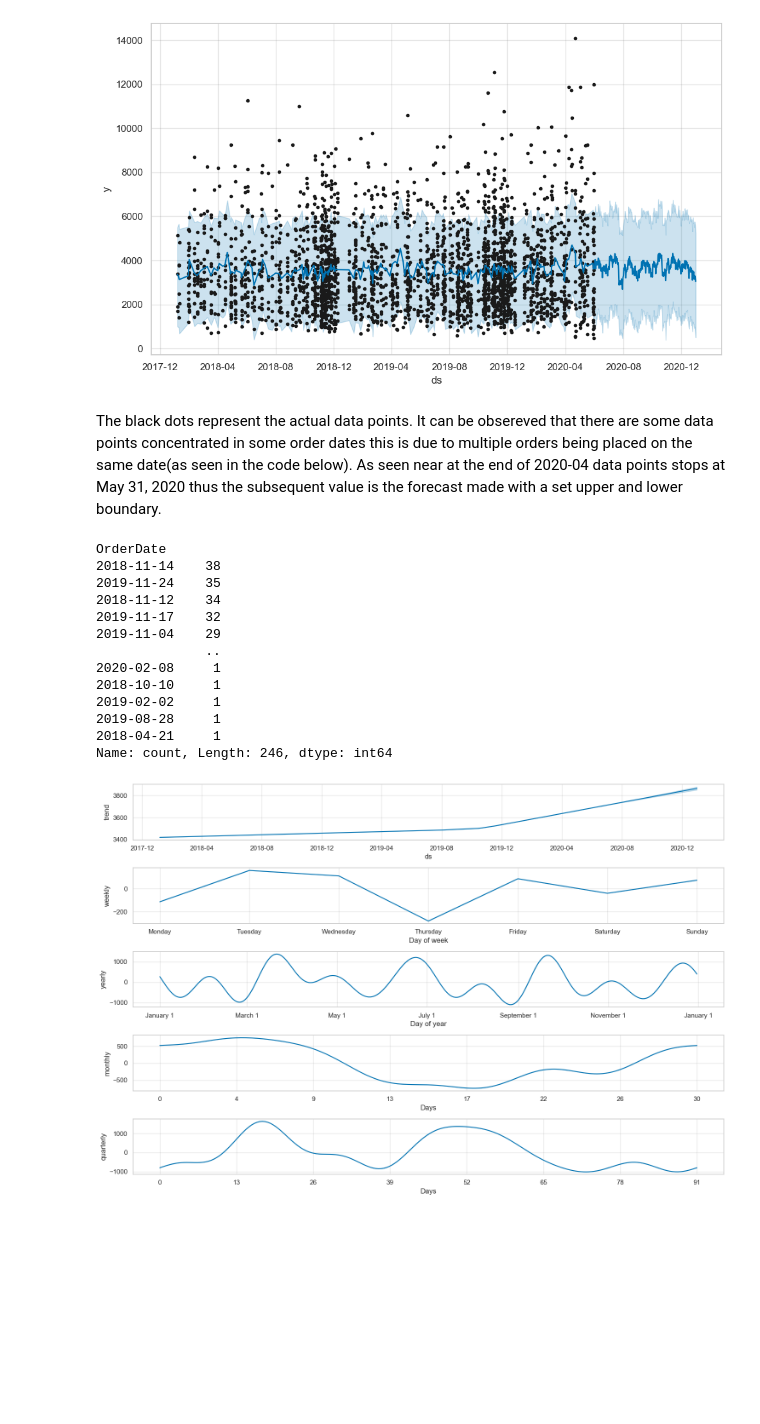
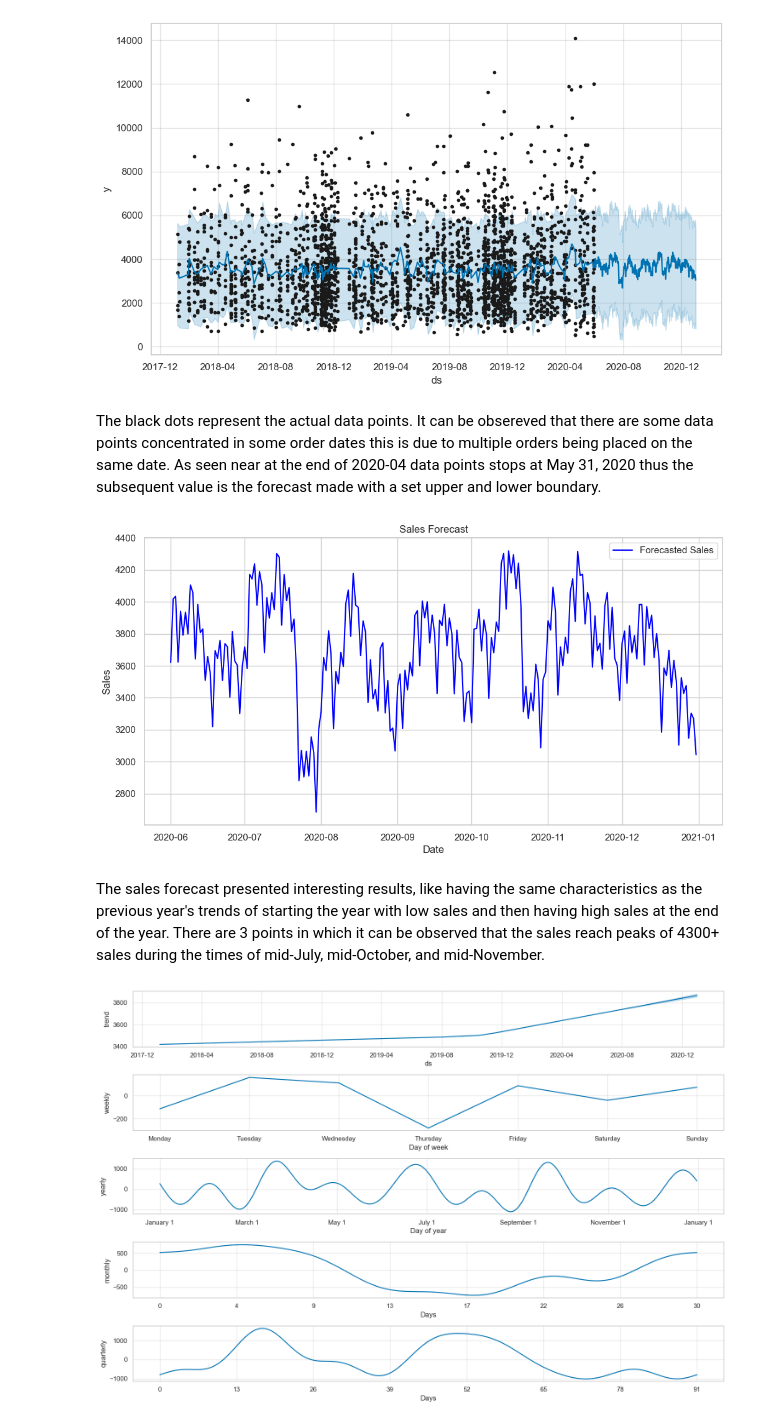
Before and after one commit to Kimchi21/Data-Analysis_Portfolio, a Jupyter notebook: Automobile Sales/Python Notebooks/Automobile_Sales_Analysis.ipynb, the cells around one changed output. Cells and saved outputs as stored; diff of their text form; code cells hidden in the pictures; blank space fills up the shorter version.

```diff
--- a/Automobile Sales/Python Notebooks/Automobile_Sales_Analysis.ipynb
+++ b/Automobile Sales/Python Notebooks/Automobile_Sales_Analysis.ipynb
@@ -551,23 +551,21 @@ plt.show()
 # %% [output]
 [figure]
 # %% [markdown]
-The black dots represent the actual data points. It can be obsereved that there are some data points concentrated in some order dates this is due to multiple orders being placed on the same date(as seen in the code below). As seen near at the end of 2020-04 data points stops at May 31, 2020 thus the subsequent value is the forecast made with a set upper and lower boundary.
+The black dots represent the actual data points. It can be obsereved that there are some data points concentrated in some order dates this is due to multiple orders being placed on the same date. As seen near at the end of 2020-04 data points stops at May 31, 2020 thus the subsequent value is the forecast made with a set upper and lower boundary.
-# %%
-df['OrderDate'].value_counts()
-# %% [output]
-OrderDate
-2018-11-14    38
-2019-11-24    35
-2018-11-12    34
-2019-11-17    32
-2019-11-04    29
-              ..
-2020-02-08     1
-2018-10-10     1
-2019-02-02     1
-2019-08-28     1
-2018-04-21     1
-Name: count, Length: 246, dtype: int64
+# %%
+forecasted_sales = sales_forecast['yhat'][-214:]
+forecast_dates = pd.date_range(start='2020-06-01', periods=214)
+plt.figure(figsize=(12, 6))
+plt.plot(forecast_dates, forecasted_sales, label='Forecasted Sales', color='blue')
+plt.legend()
+plt.title('Sales Forecast')
+plt.xlabel('Date')
+plt.ylabel('Sales')
+plt.show()
+# %% [output]
+[figure, added]
+# %% [markdown]
+The sales forecast presented interesting results, like having the same characteristics as the previous year's trends of starting the year with low sales and then having high sales at the end of the year. There are 3 points in which it can be observed that the sales reach peaks of 4300+ sales during the times of mid-July, mid-October, and mid-November.
 # %%
 fig = model.plot_components(sales_forecast, weekly_start=1, figsize=(15, 10))
 plt.show()
```
Also changed, not shown: parts of 5 cells of this notebook.
